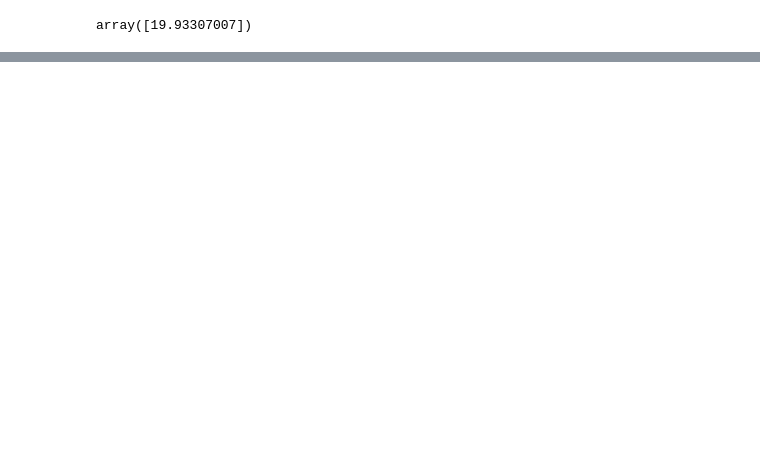
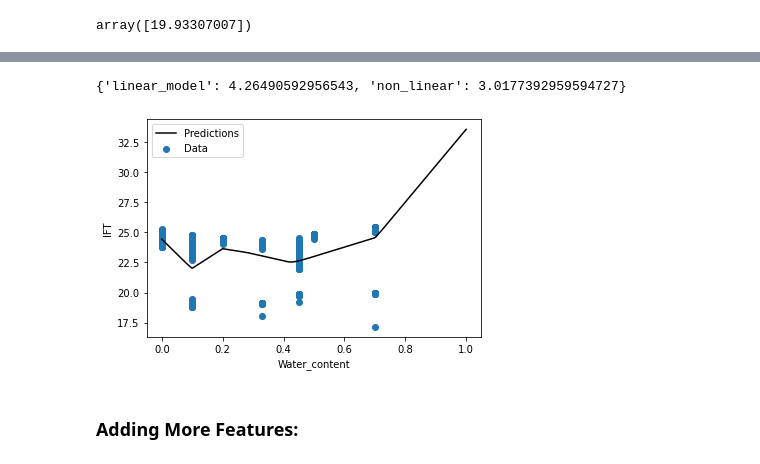
Before and after one commit to dataubc/Modeling_IFT_for_heavy_oil_emulsion, a Jupyter notebook: modeling_ift_python.ipynb, the cells around one changed output, grey strips where cells are left out. Drawn from its saved outputs; the diff is of its cells as text; code cells hidden in the pictures; blank space fills up the shorter version.

```diff
--- a/modeling_ift_python.ipynb
+++ b/modeling_ift_python.ipynb
@@ -158,0 +466,15 @@ l
+# %%
+test_results['non_linear'] =dnn_horsepower_model.evaluate(
+    test_features,
+    test_labels, verbose=0)
+test_results
+# %% [output]
+{'linear_model': 4.26490592956543, 'non_linear': 3.0177392959594727}
+# %%
+water_content = tf.linspace(0.0, 1, 251)
+ift = dnn_horsepower_model.predict(water_content )
+plot_ift(water_content, ift)
+# %% [output]
+[figure, added]
+# %% [markdown]
+### Adding More Features:
```
Also changed, not shown: parts of 71 cells of this notebook.
